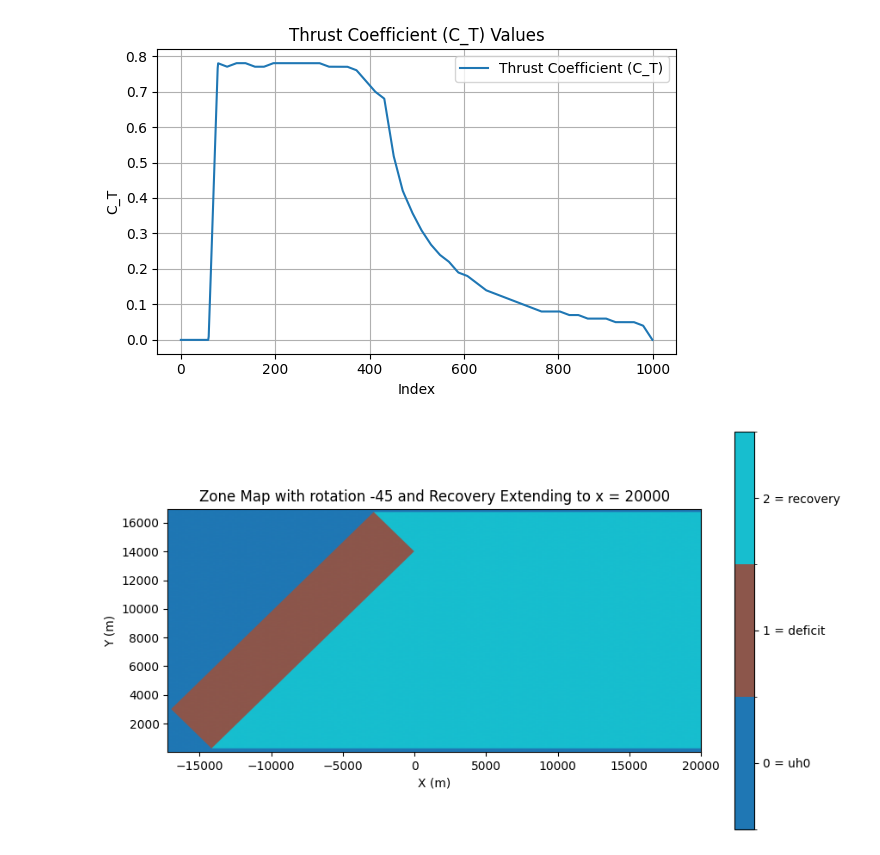
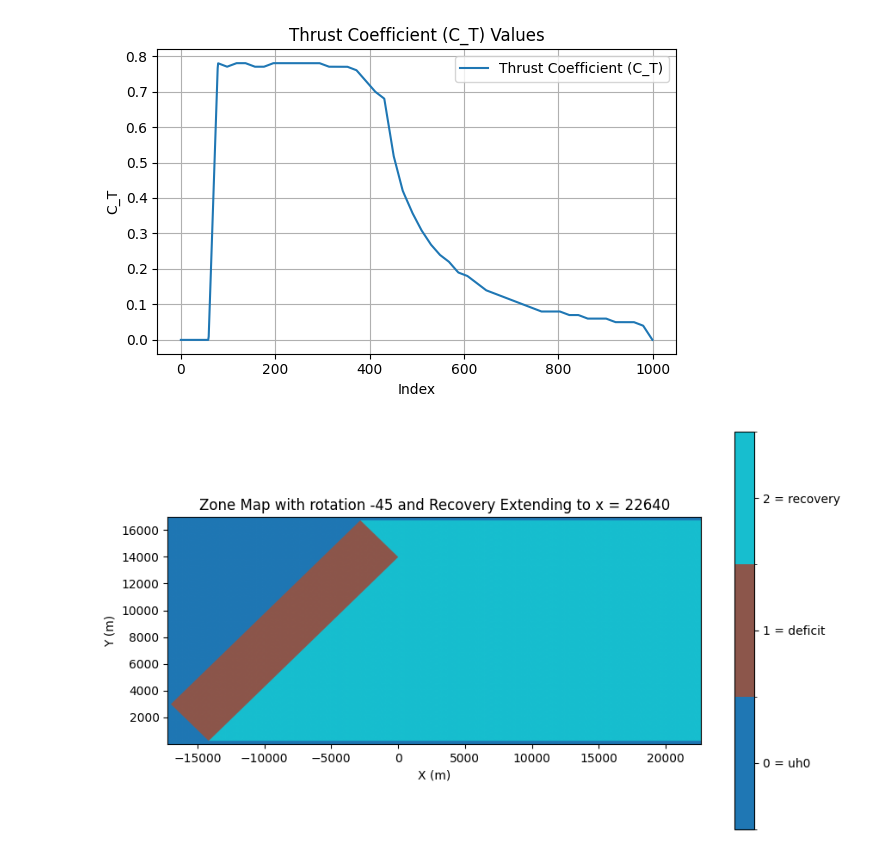
Before and after one commit to marcinsadowy/WTABL, a Jupyter notebook: ArbitraryLayouts/ArbitraryTDMctVar.ipynb, the cells around one changed output. Cells and saved outputs as stored; diff of their text form; code cells hidden in the pictures.

```diff
--- a/ArbitraryLayouts/ArbitraryTDMctVar.ipynb
+++ b/ArbitraryLayouts/ArbitraryTDMctVar.ipynb
@@ -146,7 +146,7 @@ corner_points = [(0, 0), (0, 20000), (4000, 20000), (4000, 0)] # Rectangle
 #corner_points = [(x * 100, y * 100) for x, y in corner_points]
 rotation_degrees = theta_deg
 mirror_axis = 'x'
-recovery_x_end = 20000  # set recovery limit
+recovery_x_end = 5660*4  # set recovery limit
 
 # Generate mask
 mask_2d, x_range, y_range = create_wind_farm_mask(
@@ -189,34 +189,34 @@ for row_idx, row in enumerate(mask_2d):
         recovery_indices = np.where((x_range > last_farm_x) & (x_range <= recovery_x_end))[0]
         zone_map[row_idx, recovery_indices] = ZONE_RECOVERY
 
 
 # --- Plot ---
 plt.figure(figsize=(10, 6))
 
 row_indices = np.where(mask_2d.any(axis=1))[0]
 park_y_min = y_range[row_indices[0]]
 park_y_max = y_range[min(row_indices[-1] + 1, len(y_range) - 1)]
 
 extent = [x_range[0], x_range[-1], park_y_min, park_y_max]
 
 # Define a discrete colormap with 3 colors (you can choose your own)
 cmap = mcolors.ListedColormap(['#1f77b4', '#8c564b', '#17becf'])  # Blue, Brown, Cyan
 bounds = [0, 1, 2, 3]
 norm = mcolors.BoundaryNorm(bounds, cmap.N)
 
 # Plot
 im = plt.imshow(zone_map, origin='lower', extent=extent, cmap=cmap, norm=norm, aspect='auto')
 cbar = plt.colorbar(im, ticks=[0.5, 1.5, 2.5])
 cbar.ax.set_yticklabels(['0 = uh0', '1 = deficit', '2 = recovery'])
 
 plt.title(f"Zone Map with rotation {theta_deg} and Recovery Extending to x = {recovery_x_end}")
 plt.xlabel("X (m)")
 plt.ylabel("Y (m)")
 plt.axis('scaled')
 plt.ylim(park_y_min, park_y_max)
 plt.show()
 # %% [output]
-[figure, old version]
+[figure, new version]
 # %%
 def calculate_wind_speed(x_1, x_2, x_3, z_H, D, C_T, s_d, s_c):
 
```
Also changed, not shown: parts of 2 cells of this notebook, 8 other files.
